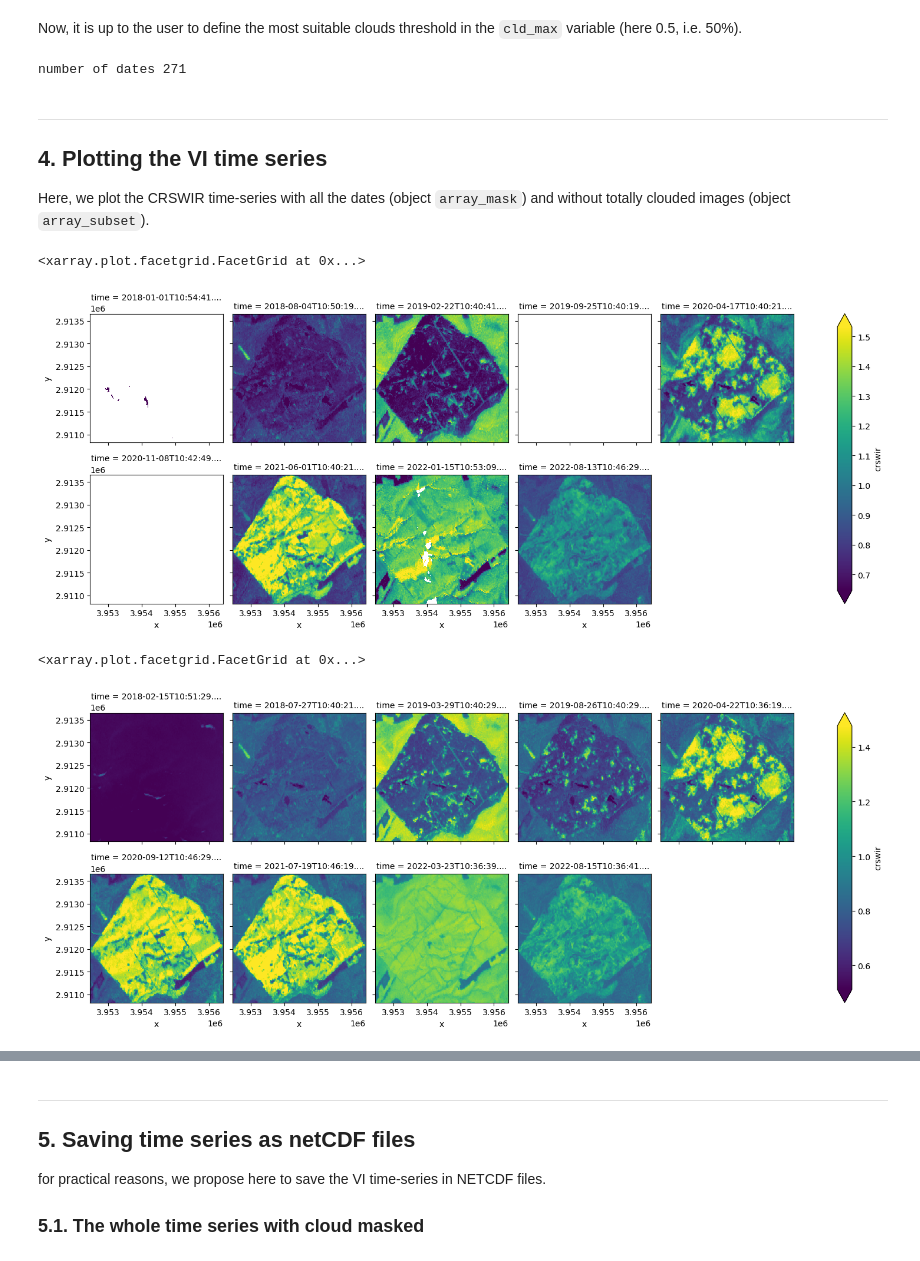
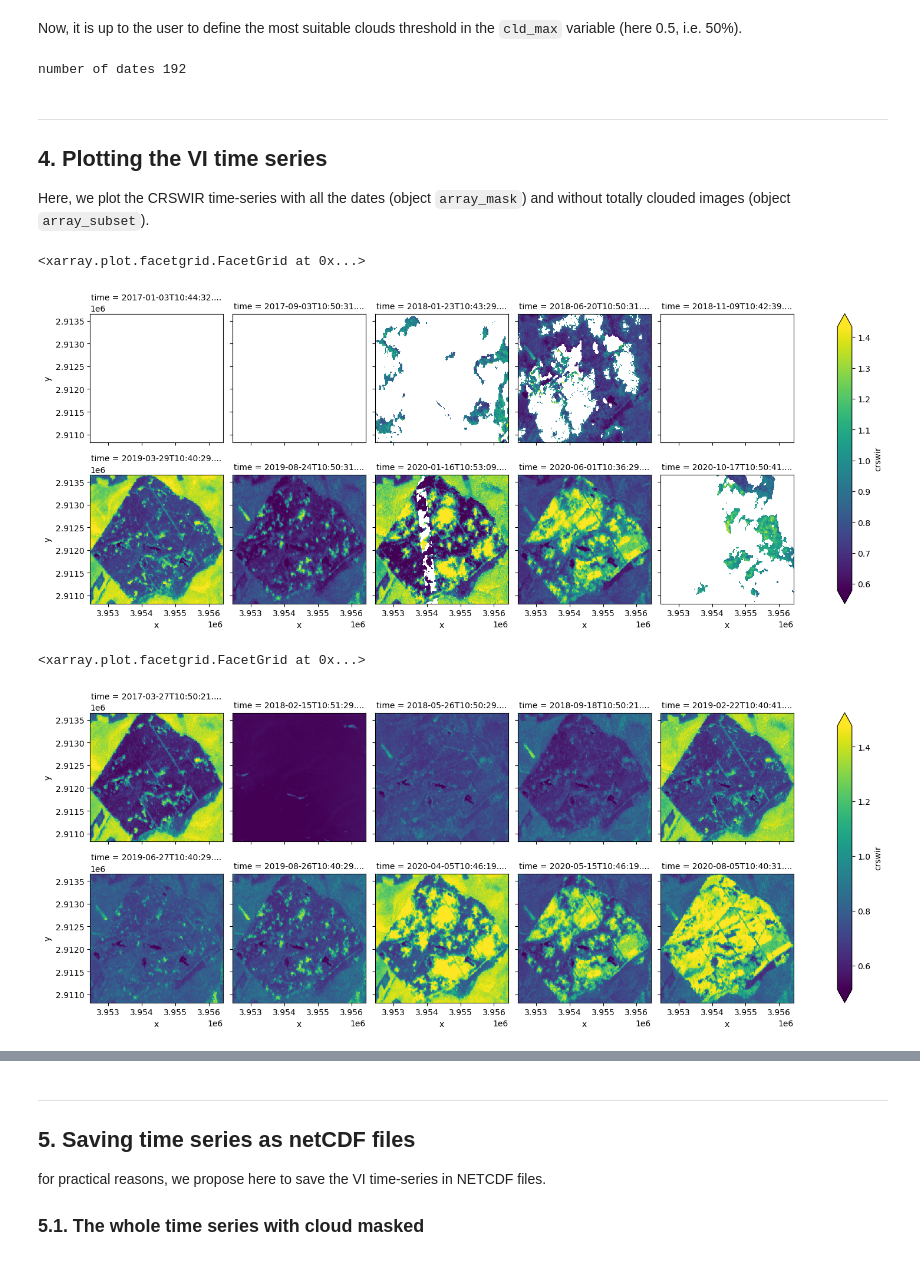
Before and after one commit to kenoz/NRT-tutorial, a Jupyter notebook: 02_vi_index.ipynb, the cells around one changed output, grey strips where cells are left out. Drawn from its saved outputs; the diff is of its cells as text; code cells hidden in the pictures.

```diff
--- a/02_vi_index.ipynb
+++ b/02_vi_index.ipynb
@@ -19,4 +20,11 @@ import xarray as xr
 ### 2.1. NetCDF file to Xarray Dataset
 
 We open the file created in the [previous notebook](01_array2files.ipynb).
+# %%
+with open('nrt_var.txt', 'rb') as f:
+    dict_var = pickle.load(f)
+
+startdate = dict_var['startdate']
+enddate = dict_var['enddate']
+output_dir = dict_var['output_dir']
 # %%
@@ -141,20 +145,20 @@ array_cldpct = array_mask.where(cloud_mask.sum(dim=['x', 'y'])/pxl_tot <= cld_ma
 
 print(f"number of dates {len(array_cldpct.time)}")
 # %% [output]
-number of dates 271
+number of dates 192
 # %% [markdown]
 ---
 ## 4. Plotting the VI time series
 
 Here, we plot the CRSWIR time-series with all the dates (object `array_mask`) and without totally clouded images (object `array_subset`).
 # %%
-array_mask.crswir[::80].plot.imshow(col_wrap=5, col="time", robust=True, size=3)
+array_mask.crswir[::55].plot.imshow(col_wrap=5, col="time", robust=True, size=3)
 # %% [output]
 <xarray.plot.facetgrid.FacetGrid at 0x...>
-[figure, old version]
+[figure, new version]
 # %%
-array_subset.crswir[::15].plot.imshow(col_wrap=5, col="time", robust=True, size=3)
+array_subset.crswir[::9].plot.imshow(col_wrap=5, col="time", robust=True, size=3)
 # %% [output]
 <xarray.plot.facetgrid.FacetGrid at 0x...>
-[figure, old version]
+[figure, new version]
 # %%
```
Also changed, not shown: parts of 7 cells of this notebook, 3 other files.
